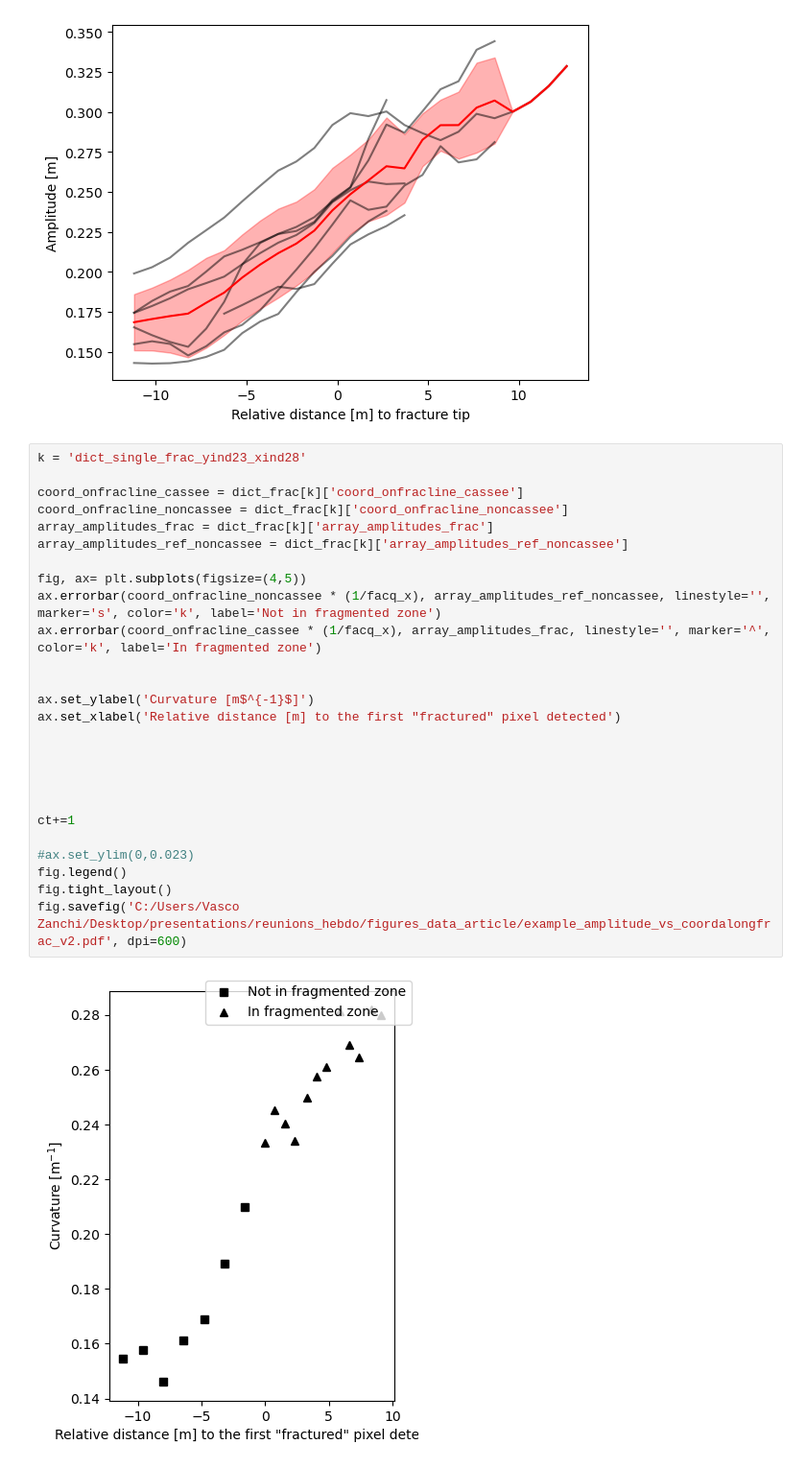
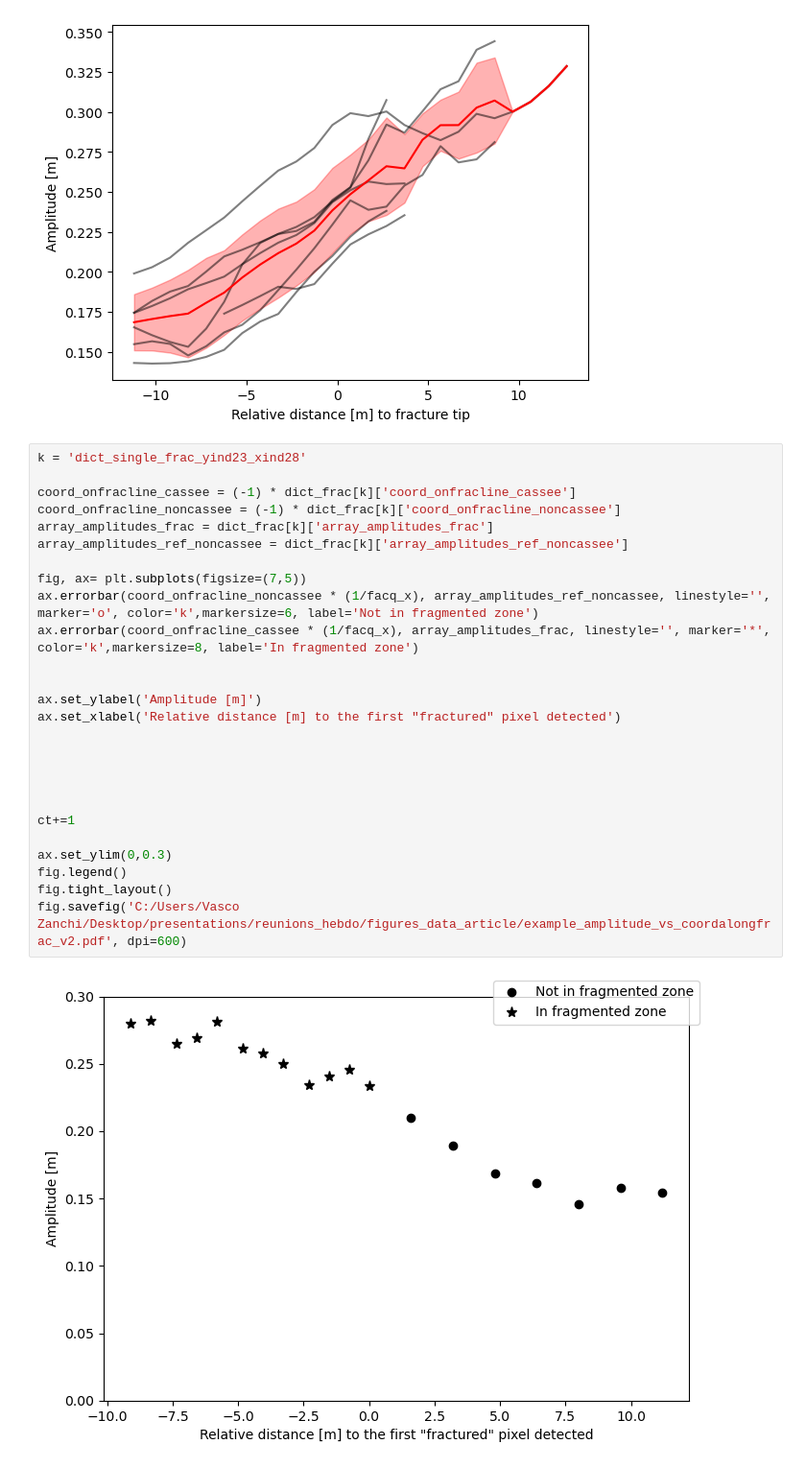
Before and after one commit to Turbotice/icewave, a Jupyter notebook: icewave/vasco/field/SagWin2024/fracture_wake_boat/drones/figures_article/fig_plot_final_kappa.ipynb, the cells around one changed output. Shown at 96% size. Cells and saved outputs as stored; diff of their text form.

```diff
--- a/icewave/vasco/field/SagWin2024/fracture_wake_boat/drones/figures_article/fig_plot_final_kappa.ipynb
+++ b/icewave/vasco/field/SagWin2024/fracture_wake_boat/drones/figures_article/fig_plot_final_kappa.ipynb
@@ -246,28 +246,28 @@ plt.show()
 # %%
 k = 'dict_single_frac_yind23_xind28'
 
-coord_onfracline_cassee = dict_frac[k]['coord_onfracline_cassee']
-coord_onfracline_noncassee = dict_frac[k]['coord_onfracline_noncassee']
+coord_onfracline_cassee = (-1) * dict_frac[k]['coord_onfracline_cassee']
+coord_onfracline_noncassee = (-1) * dict_frac[k]['coord_onfracline_noncassee']
 array_amplitudes_frac = dict_frac[k]['array_amplitudes_frac']
 array_amplitudes_ref_noncassee = dict_frac[k]['array_amplitudes_ref_noncassee']
 
-fig, ax= plt.subplots(figsize=(4,5))
-ax.errorbar(coord_onfracline_noncassee * (1/facq_x), array_amplitudes_ref_noncassee, linestyle='', marker='s', color='k', label='Not in fragmented zone')
-ax.errorbar(coord_onfracline_cassee * (1/facq_x), array_amplitudes_frac, linestyle='', marker='^', color='k', label='In fragmented zone')
+fig, ax= plt.subplots(figsize=(7,5))
+ax.errorbar(coord_onfracline_noncassee * (1/facq_x), array_amplitudes_ref_noncassee, linestyle='', marker='o', color='k',markersize=6, label='Not in fragmented zone')
+ax.errorbar(coord_onfracline_cassee * (1/facq_x), array_amplitudes_frac, linestyle='', marker='*', color='k',markersize=8, label='In fragmented zone')
 
 
-ax.set_ylabel('Curvature [m$^{-1}$]')
+ax.set_ylabel('Amplitude [m]')
 ax.set_xlabel('Relative distance [m] to the first "fractured" pixel detected')
 
 
 
 
 
 ct+=1
 
-#ax.set_ylim(0,0.023)
+ax.set_ylim(0,0.3)
 fig.legend()
 fig.tight_layout()
 fig.savefig('C:/Users/Vasco Zanchi/Desktop/presentations/reunions_hebdo/figures_data_article/example_amplitude_vs_coordalongfrac_v2.pdf', dpi=600)
 # %% [output]
-[figure, old version]
+[figure, new version]
```
Also changed, not shown: 5 other files.
